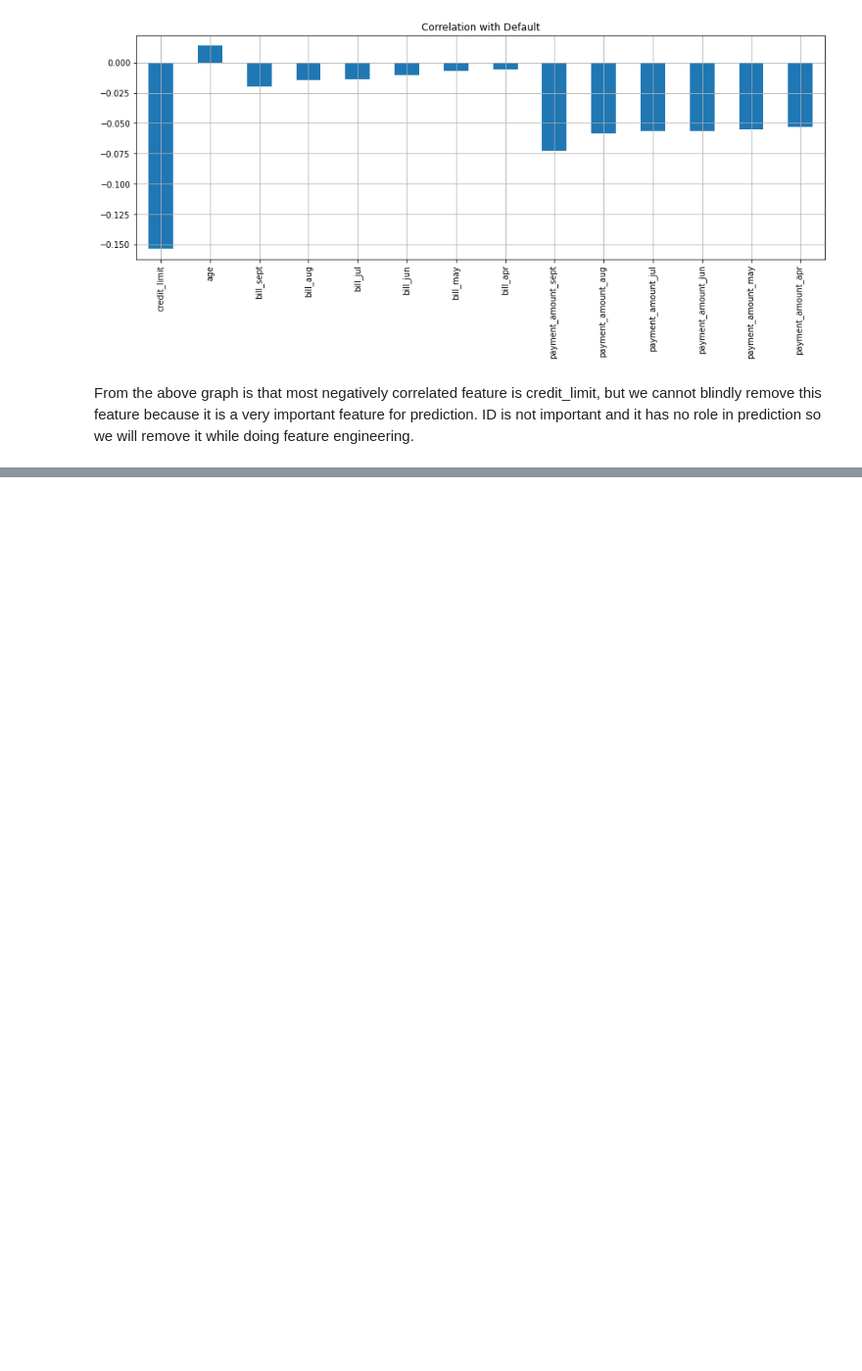
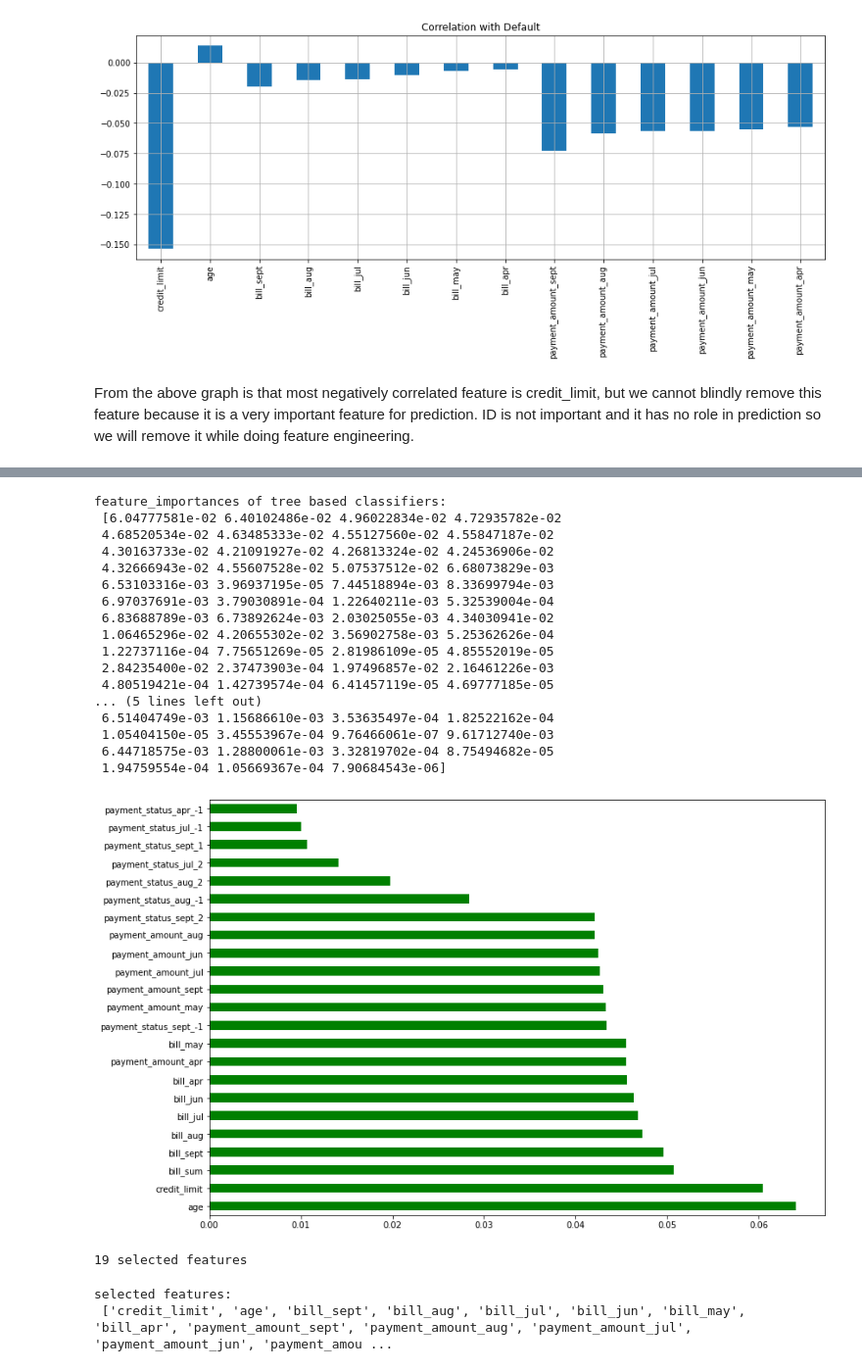
Before and after one commit to samara3823/Credit_Card_Default_Prediction, a Jupyter notebook: Credit_Card_Default_Prediction_Capstone_Project.ipynb, the cells around one changed output, grey strips where cells are left out. Shown at 98% size. Cells and saved outputs as stored; diff of their text form; code cells hidden in the pictures; blank space fills up the shorter version.

```diff
--- a/Credit_Card_Default_Prediction_Capstone_Project.ipynb
+++ b/Credit_Card_Default_Prediction_Capstone_Project.ipynb
@@ -1055,6 +1035,0 @@ We assume customers who have a high credit limit will have a higher bill amount.
-# %%
-#finding  whether the customer with high credit limit has high bill amount as well
-cred_df['bill_sum'] = cred_df[['bill_apr', 'bill_may', 'bill_jun', 'bill_jul',
-       'bill_aug', 'bill_sept']].sum(axis=1)
-credit_bill = cred_df[['credit_limit','bill_sum']]
-credit_bill.corr() #finding correlation
@@ -1073,0 +1070,18 @@ NameError: ignored
+# %%
+cred_df_cpy = cred_df[['credit_limit', 'gender', 'education', 'marital_status', 'age',
+       'payment_status_sept', 'payment_status_aug', 'payment_status_jul',
+       'payment_status_jun', 'payment_status_may', 'payment_status_apr',
+       'bill_sept', 'bill_aug', 'bill_jul', 'bill_jun', 'bill_may', 'bill_apr',
+       'payment_amount_sept', 'payment_amount_aug', 'payment_amount_jul',
+       'payment_amount_jun', 'payment_amount_may', 'payment_amount_apr',
+       'IsDefaulter', 'bill_sum']]
+# %%
+# one hot encode all the categorical features
+#Lets convert categorical fearures into object dtype first
+cred_df_cpy[['gender','marital_status','education','payment_status_sept', 'payment_status_aug', 'payment_status_jul',
+       'payment_status_jun', 'payment_status_may', 'payment_status_apr']] = cred_df_cpy[['gender','marital_status','education','payment_status_sept', 'payment_status_aug', 'payment_status_jul',
+       'payment_status_jun', 'payment_status_may', 'payment_status_apr']].astype('object')
+
+#One Hot encoding
+cred_df_cpy = pd.get_dummies(cred_df_cpy)
+cred_df_cpy.head()
@@ -1073,0 +1113,48 @@ NameError: ignored
+# %%
+# Split the cred_df_cpy into train and test sets
+
+X_d = cred_df_cpy.drop(['IsDefaulter'], axis=1)
+y_d = cred_df_cpy['IsDefaulter']
+# %%
+model = ExtraTreesClassifier()
+model.fit(X_d,y_d)
+plt.figure(figsize=(13,9))
+
+print('feature_importances of tree based classifiers:\n',model.feature_importances_) #use inbuilt class feature_importances of tree based classifiers
+#plot graph of feature importances for better visualization
+feat_importances = pd.Series(model.feature_importances_, index=X_d.columns)
+feat_importances.nlargest(23).plot(kind='barh',color='green')
+plt.show()
+# %% [output]
+feature_importances of tree based classifiers:
+ [6.04777581e-02 6.40102486e-02 4.96022834e-02 4.72935782e-02
+ 4.68520534e-02 4.63485333e-02 4.55127560e-02 4.55847187e-02
+ 4.30163733e-02 4.21091927e-02 4.26813324e-02 4.24536906e-02
+ 4.32666943e-02 4.55607528e-02 5.07537512e-02 6.68073829e-03
+ 6.53103316e-03 3.96937195e-05 7.44518894e-03 8.33699794e-03
+ 6.97037691e-03 3.79030891e-04 1.22640211e-03 5.32539004e-04
+ 6.83688789e-03 6.73892624e-03 2.03025055e-03 4.34030941e-02
+ 1.06465296e-02 4.20655302e-02 3.56902758e-03 5.25362626e-04
+ 1.22737116e-04 7.75651269e-05 2.81986109e-05 4.85552019e-05
+ 2.84235400e-02 2.37473903e-04 1.97496857e-02 2.16461226e-03
+ 4.80519421e-04 1.42739574e-04 6.41457119e-05 4.69777185e-05
+... (5 lines left out)
+ 6.51404749e-03 1.15686610e-03 3.53635497e-04 1.82522162e-04
+ 1.05404150e-05 3.45553967e-04 9.76466061e-07 9.61712740e-03
+ 6.44718575e-03 1.28800061e-03 3.32819702e-04 8.75494682e-05
+ 1.94759554e-04 1.05669367e-04 7.90684543e-06]
+[figure, added]
+# %%
+num_feats  = 23
+embeded_rf_selector = SelectFromModel(RandomForestClassifier(n_estimators=100), max_features=num_feats)
+embeded_rf_selector.fit(X_d, y_d)
+embeded_rf_support = embeded_rf_selector.get_support()
+embeded_rf_feature = X_d.loc[:,embeded_rf_support].columns.tolist()
+print(str(len(embeded_rf_feature)), 'selected features')
+# %% [output]
+19 selected features
+# %%
+print('selected features: \n',embeded_rf_feature)
+# %% [output]
+selected features:
+ ['credit_limit', 'age', 'bill_sept', 'bill_aug', 'bill_jul', 'bill_jun', 'bill_may', 'bill_apr', 'payment_amount_sept', 'payment_amount_aug', 'payment_amount_jul', 'payment_amount_jun', 'payment_amou ...
```
Also changed, not shown: parts of 108 cells of this notebook.
